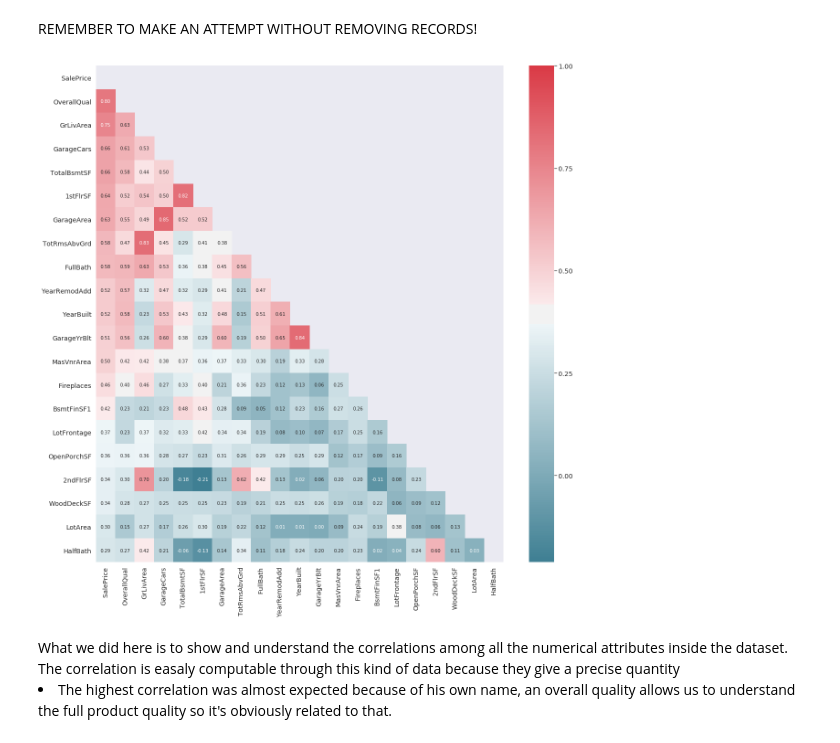
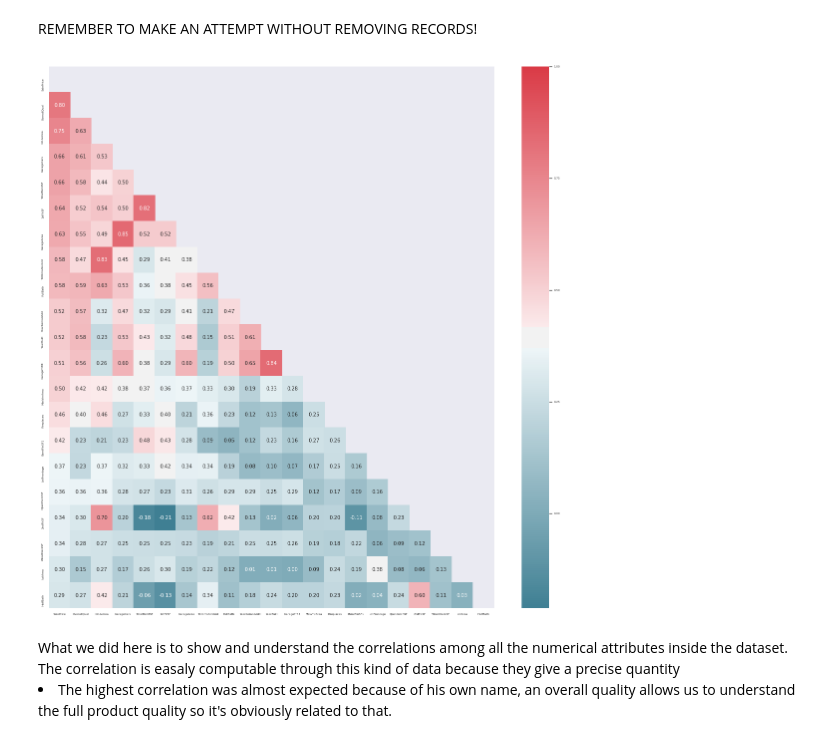
Before and after one commit to pietrOrtuso/Algorithmic-Machine-Learning, a Jupyter notebook: Challenges/House_Pricing/house_pricing_challenge.ipynb, the cells around one changed output. Cells and saved outputs as stored; diff of their text form; code cells hidden in the pictures.

```diff
--- a/Challenges/House_Pricing/house_pricing_challenge.ipynb
+++ b/Challenges/House_Pricing/house_pricing_challenge.ipynb
@@ -129,6 +130,7 @@ mask = ~train_data_num.isnull().any(axis = 1)
 print(len(mask[mask==False]))
 train_data_cat = train_data_cat[mask.values]
 train_data_num = train_data_num[mask.values]
+prices = prices[mask.values]
 # %% [output]
 275
 # %% [markdown]
@@ -138,15 +143,15 @@ REMEMBER TO MAKE AN ATTEMPT WITHOUT REMOVING RECORDS!
 # %%
-corr = pd.concat([train_data_num, prices], axis=1).corr()
+corr = house_data_num.corr()
 top_corr_cols = corr[abs((corr.SalePrice)>=.26)].SalePrice.sort_values(ascending=False).keys() #take higher correlation, get rid of very low ones
 top_corr = corr.loc[top_corr_cols, top_corr_cols]
 dropSelf = np.zeros_like(top_corr)    #fill of zero a matrix of the same shape of topcorr
 dropSelf[np.triu_indices_from(dropSelf)] = True
 plt.figure(figsize=(20, 20))
 sns.heatmap(top_corr, cmap=sns.diverging_palette(220, 10, as_cmap=True), annot=True, fmt=".2f", mask=dropSelf)
-sns.set(font_scale=2.5)
+sns.set(font_scale=0.5)
 plt.show()
 # %% [output]
-[figure, old version]
+[figure, new version]
 # %% [markdown]
 <list>
     What we did here is to show and understand the correlations among all the numerical attributes inside the dataset. The correlation is easaly computable through this kind of data because they give a precise quantity
```
Also changed, not shown: parts of 12 cells of this notebook.
